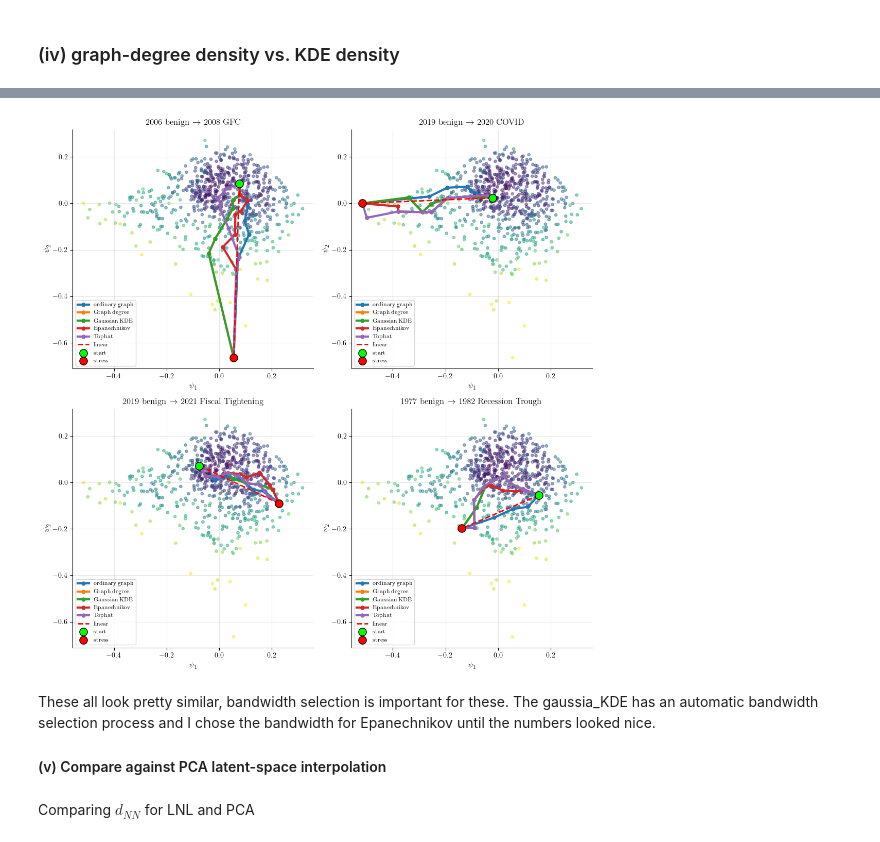
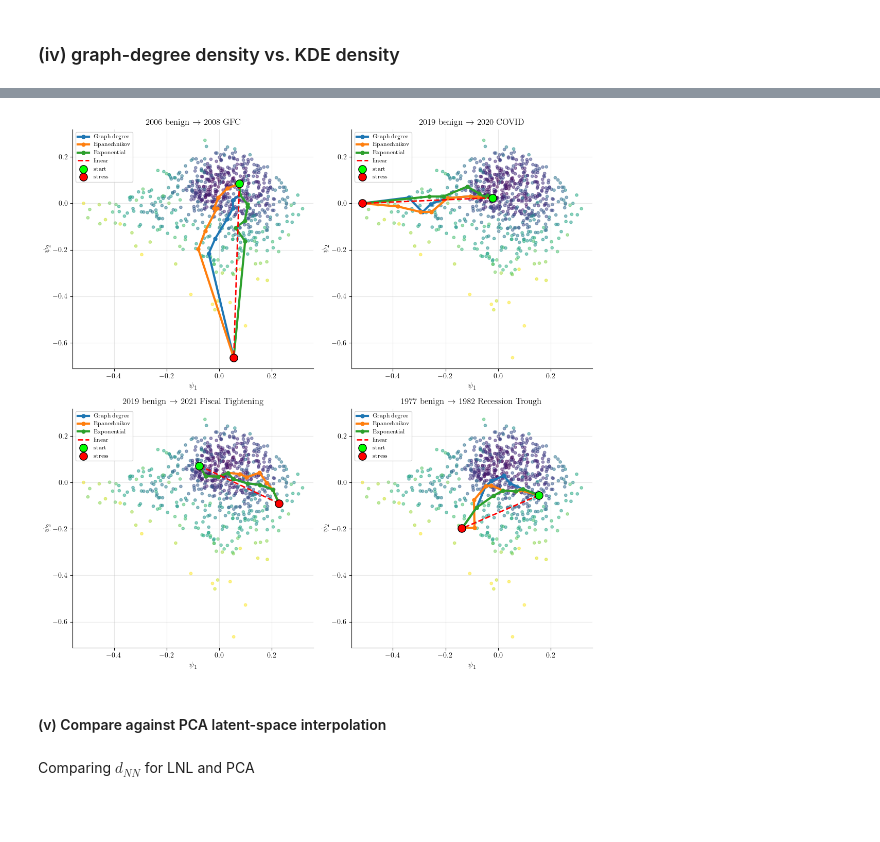
Before and after one commit to adamfowliee/JDKF_Starter, a Jupyter notebook: dissertation_brief/brief_phase8.ipynb, the cells around one changed output, grey strips where cells are left out. Cells and saved outputs as stored; diff of their text form; code cells hidden in the pictures; blank space fills up the shorter version.

```diff
--- a/dissertation_brief/brief_phase8.ipynb
+++ b/dissertation_brief/brief_phase8.ipynb
@@ -613,0 +521,8 @@ These all look reasonably close to each other, with no method strictly dominatin
+# %%
+h_dens, _, (rho_graph_nodes, V_graph_nodes, graph_scale) = density_and_bandwidth(Psi)
+kde_bandwidth = np.sqrt(h_dens / 2)
+
+density_methods = {"Gh degree": graph_degree_method(Psi, h_dens, rho_graph_nodes, V_graph_nodes, graph_scale),
+                   "Gaussian KDE": fit_kde_method(Psi, kde_bandwidth, kernel="gaussian"),
+                   "Epanechnikov": fit_kde_method(Psi, kde_bandwidth, kernel="epanechnikov"),
+                   "Exponential": fit_kde_method(Psi, kde_bandwidth, kernel="exponential")}
@@ -613,0 +605,13 @@ These all look reasonably close to each other, with no method strictly dominatin
+# %%
+fig, axes = plt.subplots(2, 2, figsize=ps.FIG_QUAD_WD)
+axes_flat = axes.flatten()
+
+for event, ax in zip(pairs.keys(), axes_flat):
+    event_df = density_comparison_df[density_comparison_df["event"] == event]
+    event_pivot = event_df.pivot(index="density_method", columns="path_type", values="interior_minimum_density")
+    ax = event_pivot.plot(kind="bar", ax=ax)
+    ax.set_ylabel("Minimum Path Density"); ax.grid(axis="y",alpha=.3)
+    ax.set_title(event.replace("->", r"$\rightarrow$"), fontweight="bold")
+    ax.tick_params(axis='x', labelrotation=12)
+
+plt.tight_layout(); plt.show()
@@ -614,33 +620,36 @@ These all look reasonably close to each other, with no method strictly dominatin
 # %%
 summary = []
 fig, axes = plt.subplots(2, 2, figsize=ps.FIG_QUAD_SQ)
 
 for ax, (name, (s, e)) in zip(axes.flatten(), pairs.items()):
 
     ax.scatter(Psi[:,0], Psi[:,1], c=V, s=15, cmap="viridis", alpha=.5)
 
-    paths = []
     for dens_mtd, path in density_paths[name].items():
-        P = Psi[path]; ax.plot(P[:,0], P[:,1], marker="o", ms=5, label=dens_mtd, linewidth=3)
+        if dens_mtd == "Gaussian KDE":
+            continue
+        inner_dict = path["density-aware graph"]
+        P = inner_dict["points"]
+        ax.plot(P[:,0], P[:,1], marker="o", ms=5, label=dens_mtd, linewidth=3)
 
     lin = np.linspace(Psi[s], Psi[e])
     ax.plot(lin[:,0], lin[:,1], "r--", lw=2, label="linear")
 
     ax.scatter(*Psi[s,:2], c="lime", s=120, ec="k", zorder=5, label="start")
     ax.scatter(*Psi[e,:2], c="red", s=120, ec="k", zorder=5, label="stress")
 
     ax.set_title(name.replace("->", r"$\rightarrow$")); ax.set_xlabel(r"$\psi_1$")
     ax.set_ylabel(r"$\psi_2$"); ax.legend(fontsize=8)
     ax.grid(alpha=.3)
 
 plt.tight_layout()
 plt.show()
 # %% [output]
-[figure, old version]
+[figure, new version]
-# %% [markdown]
-These all look pretty similar, bandwidth selection is important for these. The gaussia_KDE has an automatic bandwidth selection process and I chose the bandwidth for Epanechnikov until the numbers looked nice.
-
-#### (v) Compare against PCA latent-space interpolation
+# %% [markdown]
+
+
+#### (v) Compare against PCA latent-space interpolation
 # %%
 def lift_validation(z_hat, Z):
     nn = NearestNeighbors(n_neighbors=1)
```
Also changed, not shown: parts of 23 cells of this notebook, 4 other files.
